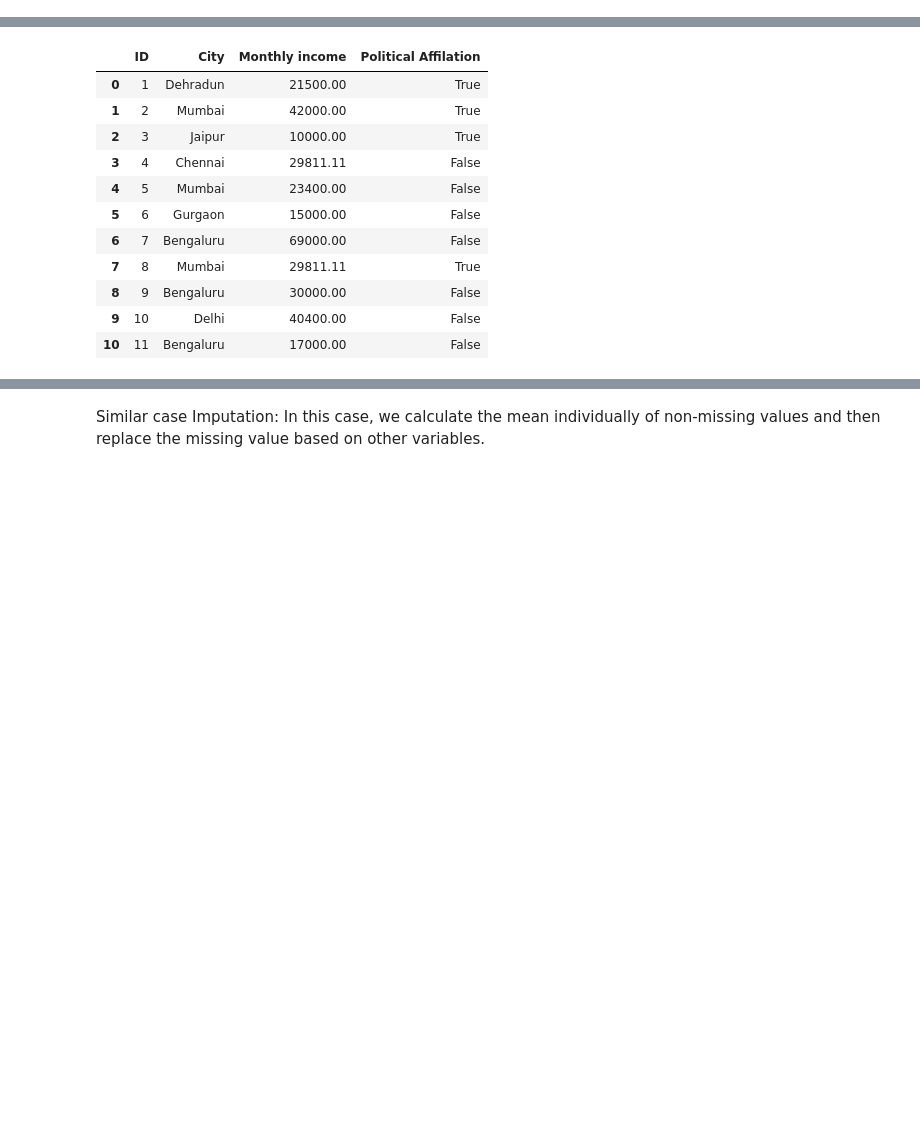
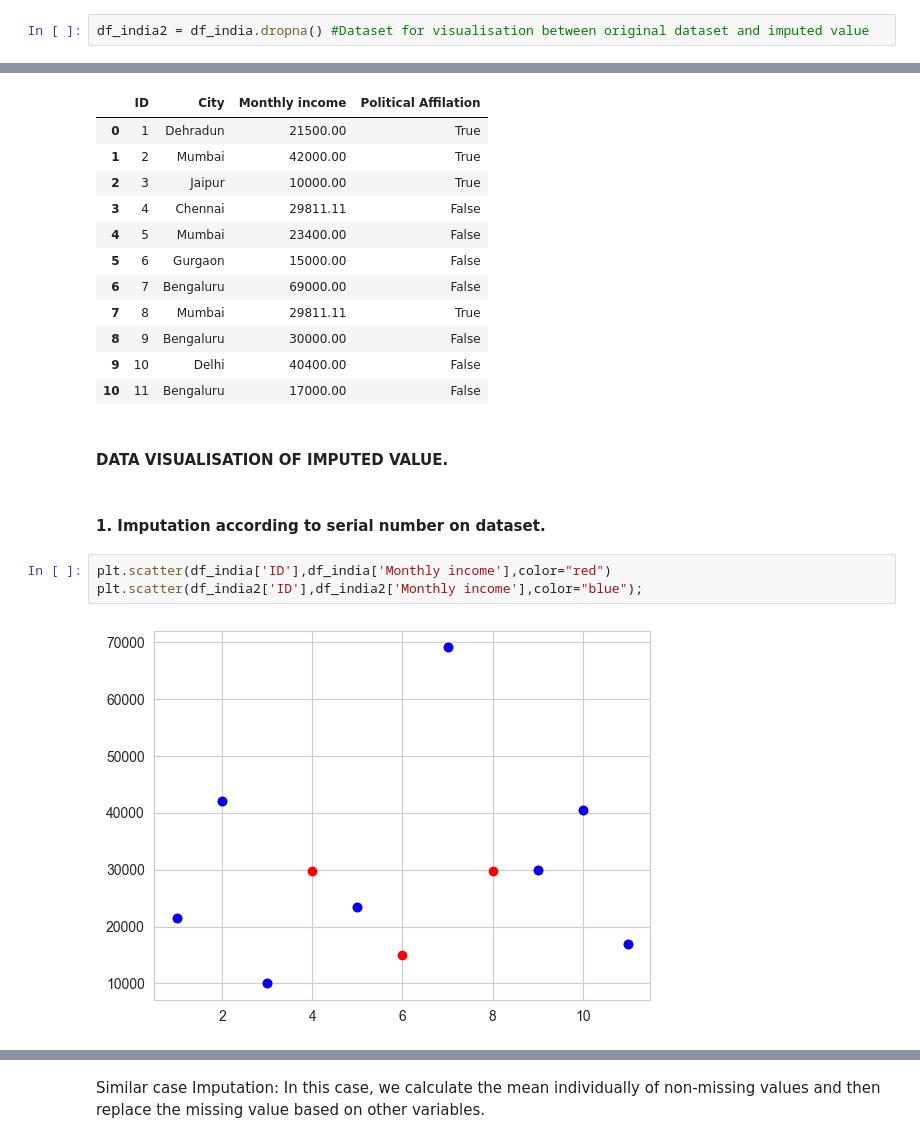
Before and after one commit to AnalyticalHarry/FutureAndOption, a Jupyter notebook: 2.Machine Learning 2 - Generalise Imputation, Imputation with linear regression, KNN Imputation and polynomial regression Model.ipynb, the cells around one changed output, grey strips where cells are left out. Drawn from its saved outputs; the diff is of its cells as text; blank space fills up the shorter version.

```diff
--- a/2.Machine Learning 2 - Generalise Imputation, Imputation with linear regression, KNN Imputation and polynomial regression Model.ipynb
+++ b/2.Machine Learning 2 - Generalise Imputation, Imputation with linear regression, KNN Imputation and polynomial regression Model.ipynb
@@ -118,6 +144,8 @@ df_india
 | 8 | 9 | Bengaluru | 30000.0 | False |
 | 9 | 10 | Delhi | 40400.0 | False |
 | 10 | 11 | Bengaluru | 17000.0 | False |
+# %%
+df_india2 = df_india.dropna() #Dataset for visualisation between original dataset and imputed value
 # %%
 #Calcualting null values
 df_india.isnull().sum()
@@ -199,3 +227,12 @@ df_india
 | 8 | 9 | Bengaluru | 30000.00 | False |
 | 9 | 10 | Delhi | 40400.00 | False |
 | 10 | 11 | Bengaluru | 17000.00 | False |
+# %% [markdown]
+#### DATA VISUALISATION OF IMPUTED VALUE.
+# %% [markdown]
+#### 1. Imputation according to serial number on dataset.
+# %%
+plt.scatter(df_india['ID'],df_india['Monthly income'],color="red")
+plt.scatter(df_india2['ID'],df_india2['Monthly income'],color="blue");
+# %% [output]
+[figure, added]
```
Also changed, not shown: parts of 71 cells of this notebook.
